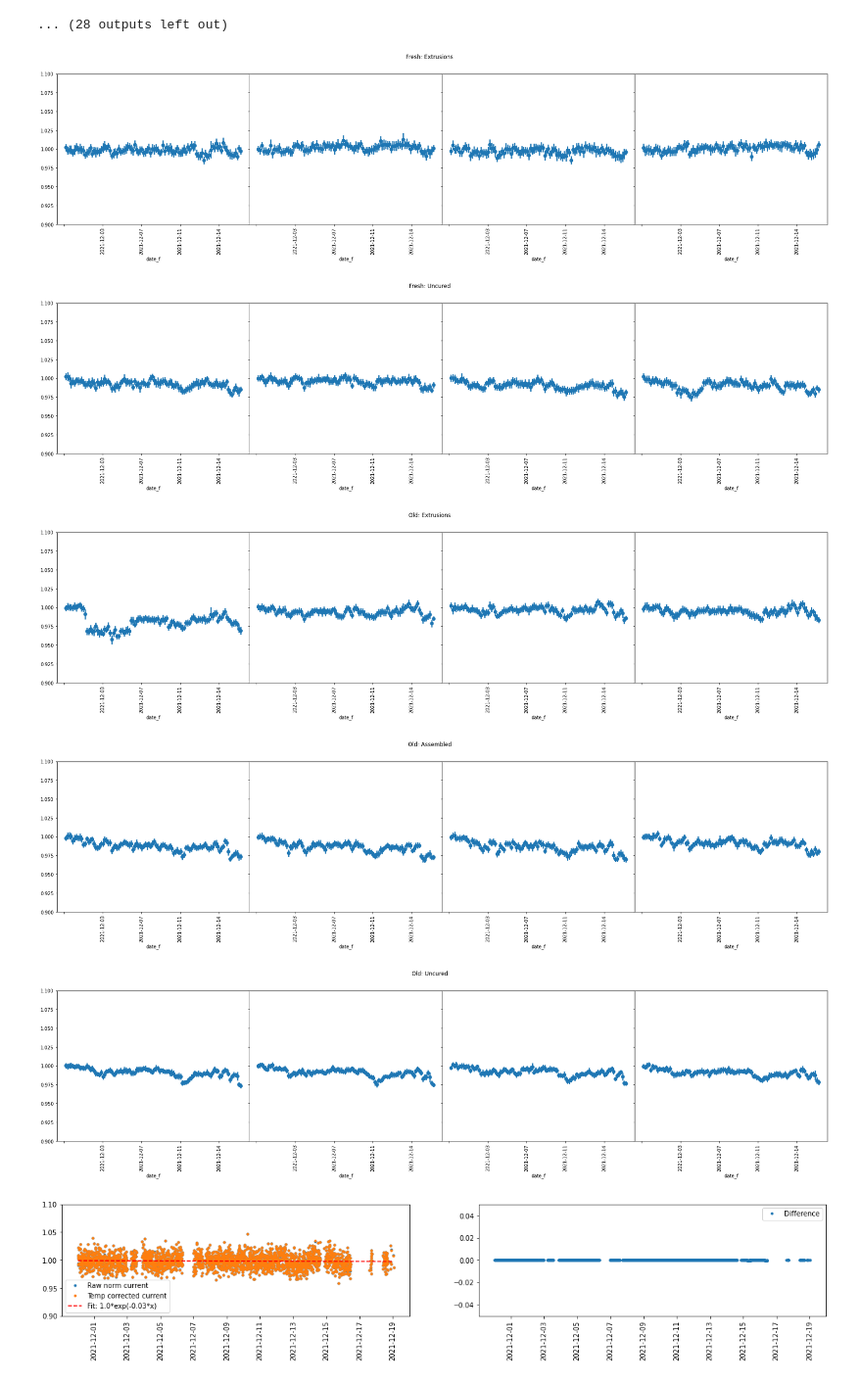
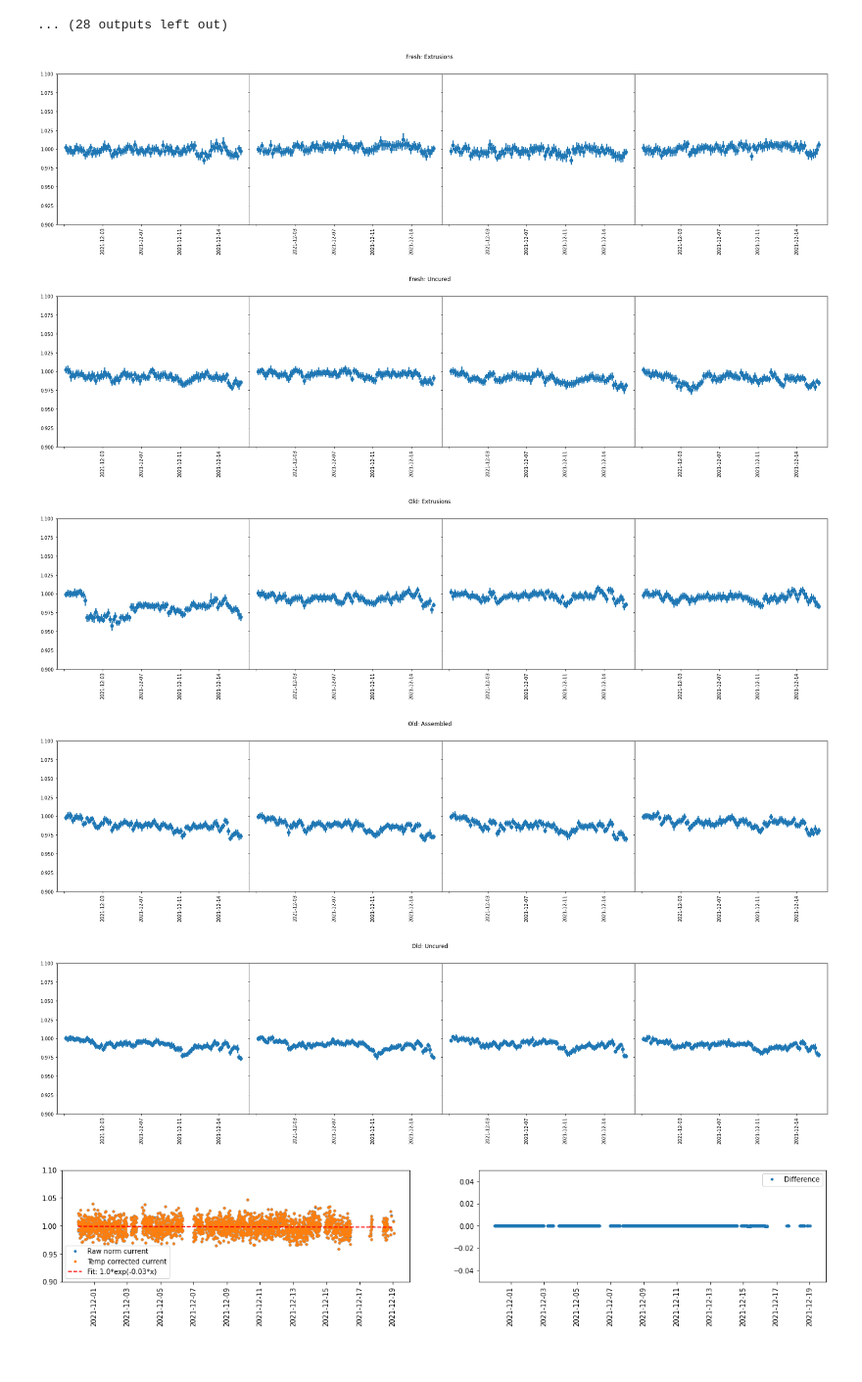
Before and after one commit to oksuzian/Mu2eANL, a Jupyter notebook: Aging/AgingCountersTestStandUVaBottom.ipynb, the cells around one changed output. Shown at 98% size. Drawn from its saved outputs; the diff is of its cells as text; code cells hidden in the pictures.

```diff
--- a/Aging/AgingCountersTestStandUVaBottom.ipynb
+++ b/Aging/AgingCountersTestStandUVaBottom.ipynb
@@ -166,29 +166,30 @@ for chan in it.chain(range(0, 12), range(16, 20), range(60,64)):
 # %%
 import seaborn as sns
 
 data_['date_f'] = pd.factorize(data_['date'])[0] + 1
 mapping = dict(zip(data_['date_f'], data_['date'].dt.date))
 
 for chan in it.chain(range(0, 12), range(16, 20), range(60,64)):
 
   if(chan%4==0):
     fig, axs = plt.subplots(1,4, figsize=(30, 6), sharey=True);
     fig.subplots_adjust(wspace=0)
 
   ax=axs[chan%4]
   fig.suptitle(getChanLabel(chan))
   sns.regplot(x=data_['date_f'], y=data_[chan], x_bins=100, fit_reg=None, ax=ax)
   ax.set_ylabel('')
+  ax.set_xlabel('')
   labels = pd.Series(ax.get_xticks()).map(mapping).fillna('')
   ax.set_xticklabels(labels)
   ax.set_ylim(0.9,1.1)
   ax.tick_params(axis='x', labelrotation = 90);
 # %% [output]
-[figure, old version]
+[figure, new version]
-[figure, old version]
+[figure, new version]
-[figure, old version]
+[figure, new version]
-[figure, old version]
+[figure, new version]
-[figure, old version]
+[figure, new version]
 # %%
 for chan in it.chain(range(0, 12), range(16, 20), range(60,64)):
 
```
